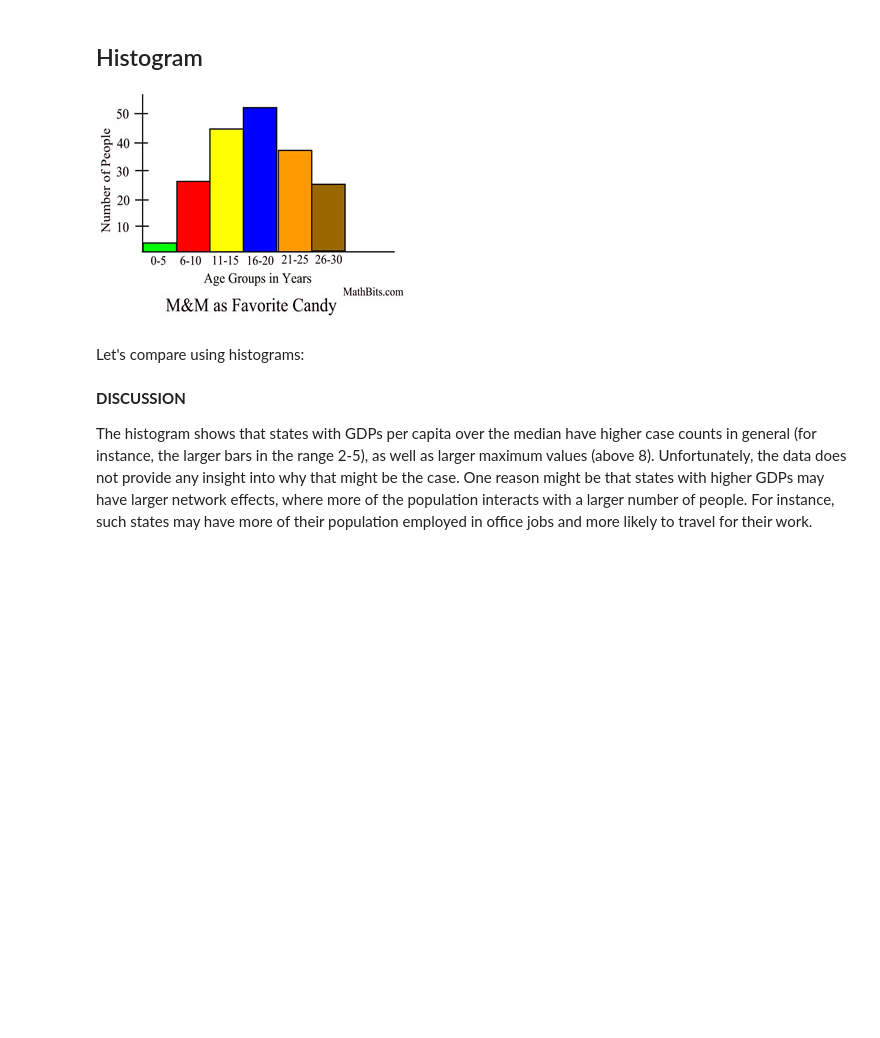
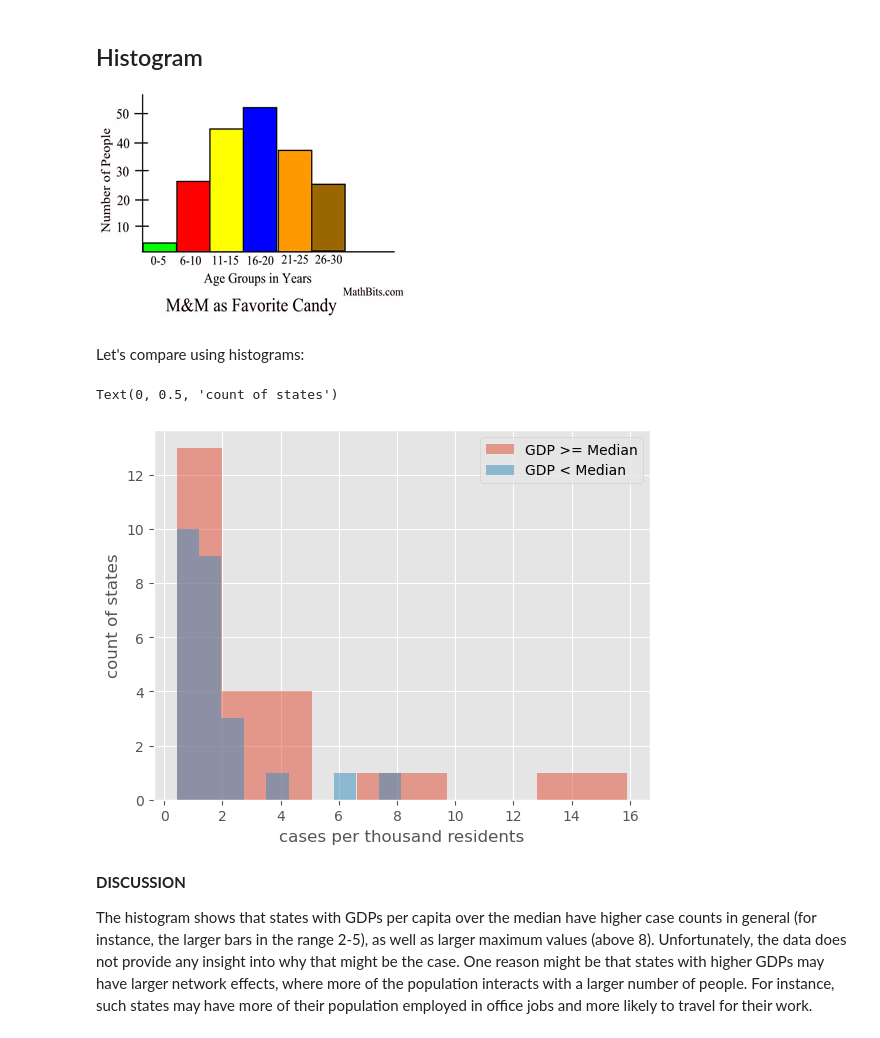
Before and after one commit to tyler-ruble/eel3850S25, a Jupyter notebook: lectures/lecture04-NHST/Lecture04-NHST-in-class-edits.ipynb, the cells around one changed output. Cells and saved outputs as stored; diff of their text form; code cells hidden in the pictures; blank space fills up the shorter version.

```diff
--- a/lectures/lecture04-NHST/Lecture04-NHST-in-class-edits.ipynb
+++ b/lectures/lecture04-NHST/Lecture04-NHST-in-class-edits.ipynb
@@ -156,3 +154,13 @@ Let's compare using histograms:
+# %%
+#DEMO
+plt.hist(higher_gdp['cases_norm'], alpha=0.5, label = 'GDP >= Median')
+plt.hist(lower_gdp['cases_norm'], alpha=0.5, label = 'GDP < Median')
+plt.legend()
+plt.xlabel('cases per thousand residents')
+plt.ylabel('count of states')
+# %% [output]
+Text(0, 0.5, 'count of states')
+[figure, added]
 # %% [markdown]
 **DISCUSSION**
 
```
Also changed, not shown: parts of 11 cells of this notebook.
